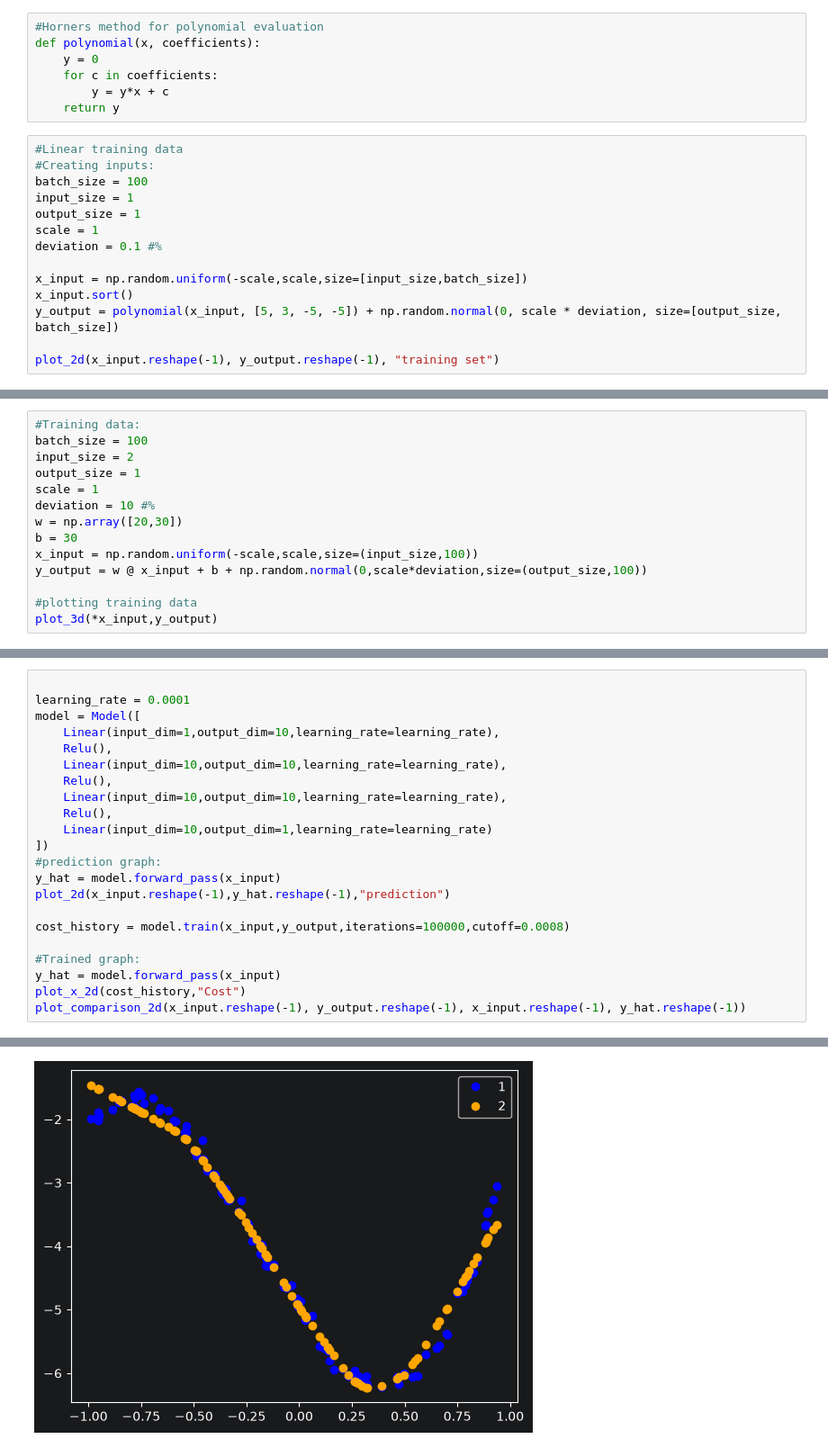
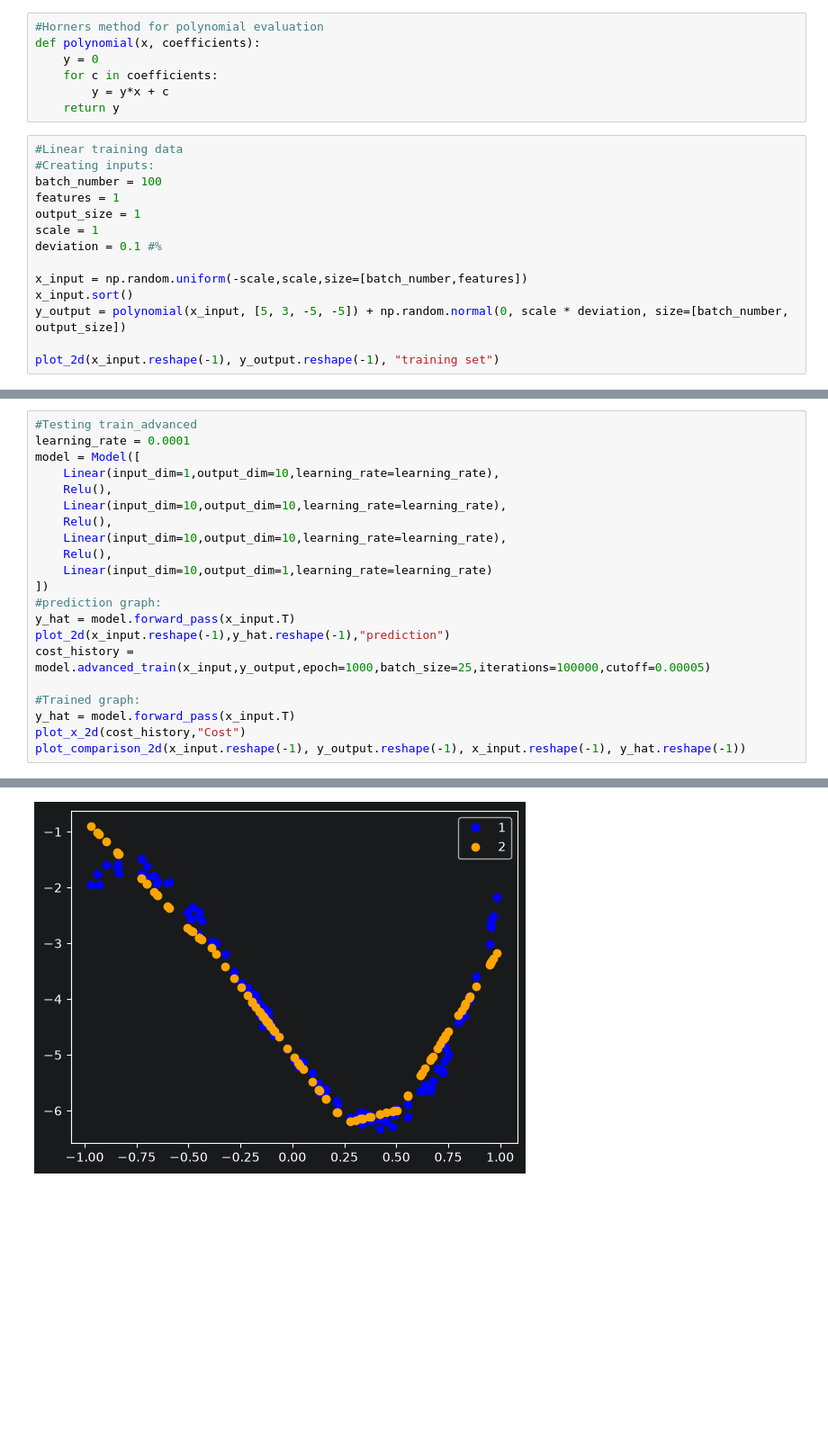
Before and after one commit to S-M-production/Reinforcement-Learning-Basics, a Jupyter notebook: notebooks/models/neural_network.ipynb, the cells around one changed output, grey strips where cells are left out. Shown at 90% size. Drawn from its saved outputs; the diff is of its cells as text; blank space fills up the shorter version.

Commit message:
Tested advance_train with batch and it works

```diff
--- a/notebooks/models/neural_network.ipynb
+++ b/notebooks/models/neural_network.ipynb
@@ -212,15 +212,15 @@ def polynomial(x, coefficients):
 # %%
 #Linear training data
 #Creating inputs:
-batch_size = 100
-input_size = 1
+batch_number = 100
+features = 1
 output_size = 1
 scale = 1
 deviation = 0.1 #%
 
-x_input = np.random.uniform(-scale,scale,size=[input_size,batch_size])
+x_input = np.random.uniform(-scale,scale,size=[batch_number,features])
 x_input.sort()
-y_output = polynomial(x_input, [5, 3, -5, -5]) + np.random.normal(0, scale * deviation, size=[output_size, batch_size])
+y_output = polynomial(x_input, [5, 3, -5, -5]) + np.random.normal(0, scale * deviation, size=[batch_number, output_size])
 
 plot_2d(x_input.reshape(-1), y_output.reshape(-1), "training set")
 # %% [output]
@@ -228,14 +227,0 @@ plot_2d(x_input.reshape(-1), y_output.reshape(-1), "training set")
-# %%
-#Training data:
-batch_size = 100
-input_size = 2
-output_size = 1
-scale = 1
-deviation = 10 #%
-w = np.array([20,30])
-b = 30
-x_input = np.random.uniform(-scale,scale,size=(input_size,100))
-y_output = w @ x_input + b + np.random.normal(0,scale*deviation,size=(output_size,100))
-
-#plotting training data
-plot_3d(*x_input,y_output)
@@ -244,5 +228,5 @@ plot_3d(*x_input,y_output)
 # %%
-
+#Testing train_advanced
 learning_rate = 0.0001
 model = Model([
     Linear(input_dim=1,output_dim=10,learning_rate=learning_rate),
@@ -254,13 +238,12 @@ model = Model([
     Linear(input_dim=10,output_dim=1,learning_rate=learning_rate)
 ])
 #prediction graph:
-y_hat = model.forward_pass(x_input)
+y_hat = model.forward_pass(x_input.T)
 plot_2d(x_input.reshape(-1),y_hat.reshape(-1),"prediction")
-
-cost_history = model.train(x_input,y_output,iterations=100000,cutoff=0.0008)
+cost_history = model.advanced_train(x_input,y_output,epoch=1000,batch_size=25,iterations=100000,cutoff=0.00005)
 
 #Trained graph:
-y_hat = model.forward_pass(x_input)
+y_hat = model.forward_pass(x_input.T)
 plot_x_2d(cost_history,"Cost")
 plot_comparison_2d(x_input.reshape(-1), y_output.reshape(-1), x_input.reshape(-1), y_hat.reshape(-1))
 # %% [output]
@@ -269 +252 @@ plot_comparison_2d(x_input.reshape(-1), y_output.reshape(-1), x_input.reshape(-1
-[figure, old version]
+[figure, new version]
```
Also changed, not shown: parts of 3 cells of this notebook.
